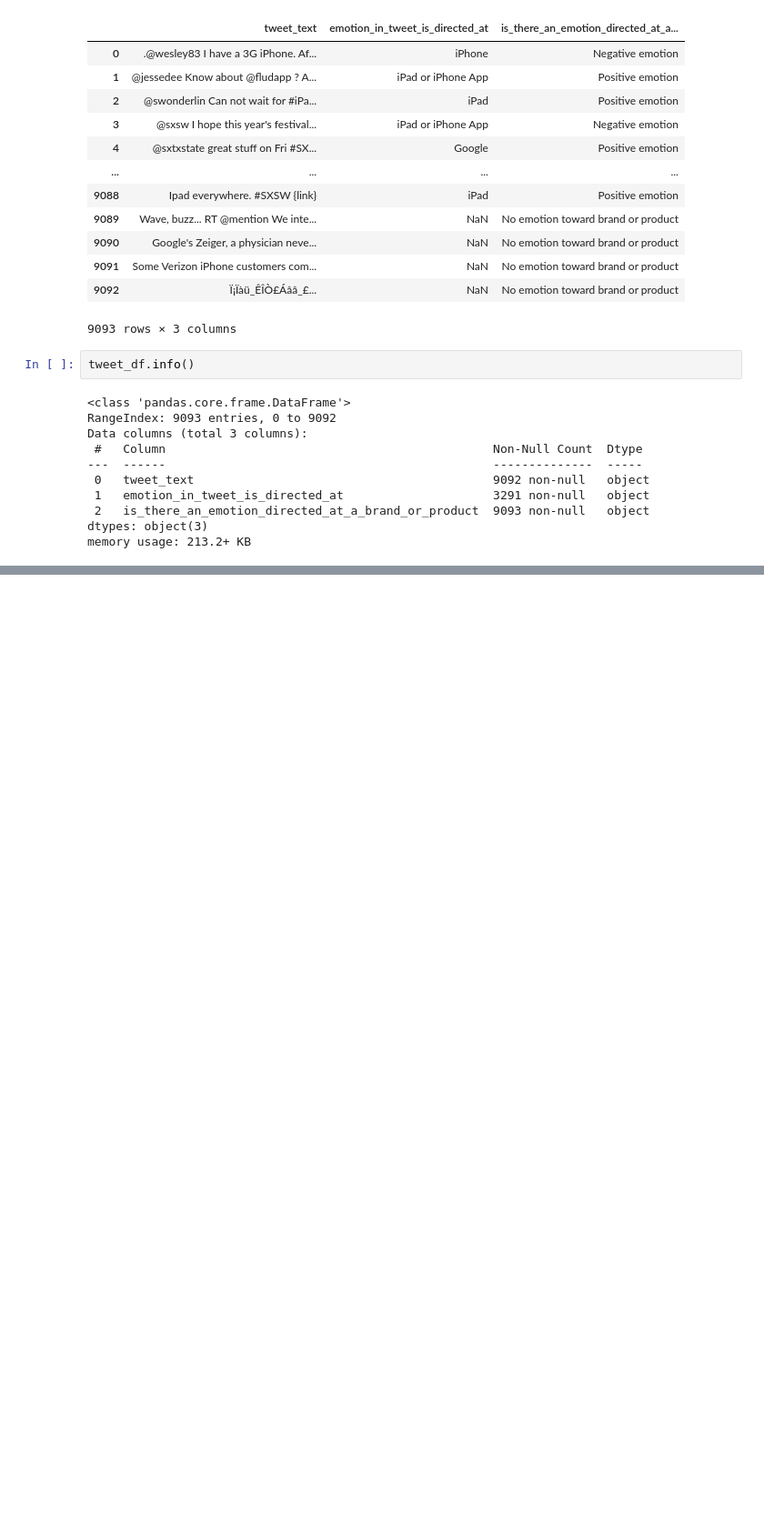
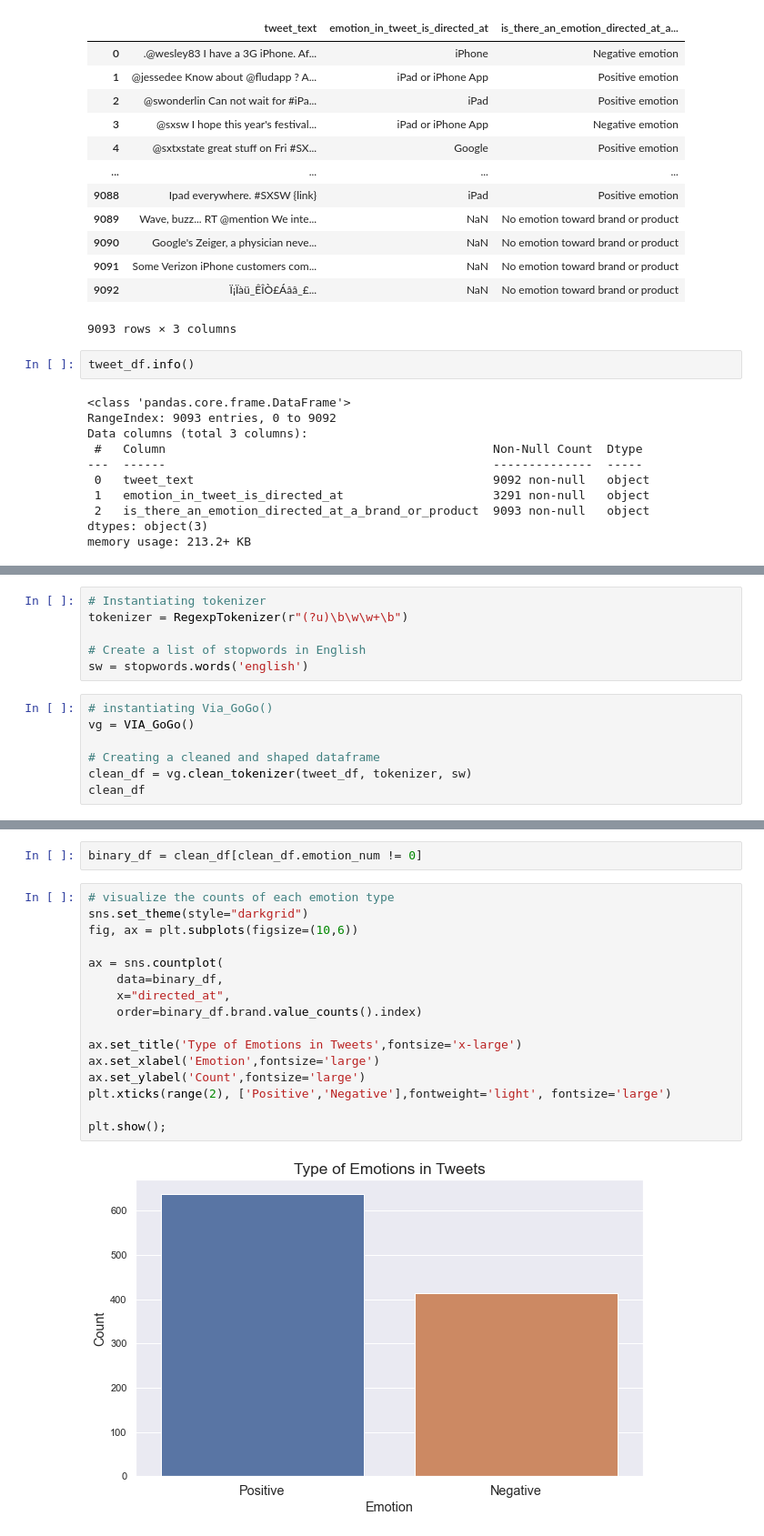
Before and after one commit to ValeriaVF/Twitter-Sentiment-Analysis-Using-NLP, a Jupyter notebook: main.ipynb, the cells around one changed output, grey strips where cells are left out. Shown at 91% size. Cells and saved outputs as stored; diff of their text form; blank space fills up the shorter version.

```diff
--- a/main.ipynb
+++ b/main.ipynb
@@ -37,0 +90,13 @@ memory usage: 213.2+ KB
+# %%
+# Instantiating tokenizer
+tokenizer = RegexpTokenizer(r"(?u)\b\w\w+\b")
+
+# Create a list of stopwords in English
+sw = stopwords.words('english')
+# %%
+# instantiating Via_GoGo()
+vg = VIA_GoGo()
+
+# Creating a cleaned and shaped dataframe
+clean_df = vg.clean_tokenizer(tweet_df, tokenizer, sw)
+clean_df
@@ -37,0 +117,20 @@ memory usage: 213.2+ KB
+# %%
+binary_df = clean_df[clean_df.emotion_num != 0]
+# %%
+# visualize the counts of each emotion type
+sns.set_theme(style="darkgrid")
+fig, ax = plt.subplots(figsize=(10,6))
+
+ax = sns.countplot(
+    data=binary_df,
+    x="directed_at",
+    order=binary_df.brand.value_counts().index)
+
+ax.set_title('Type of Emotions in Tweets',fontsize='x-large')
+ax.set_xlabel('Emotion',fontsize='large')
+ax.set_ylabel('Count',fontsize='large')
+plt.xticks(range(2), ['Positive','Negative'],fontweight='light', fontsize='large')
+
+plt.show();
+# %% [output]
+[figure, added]
```
Also changed, not shown: parts of 38 cells of this notebook.
